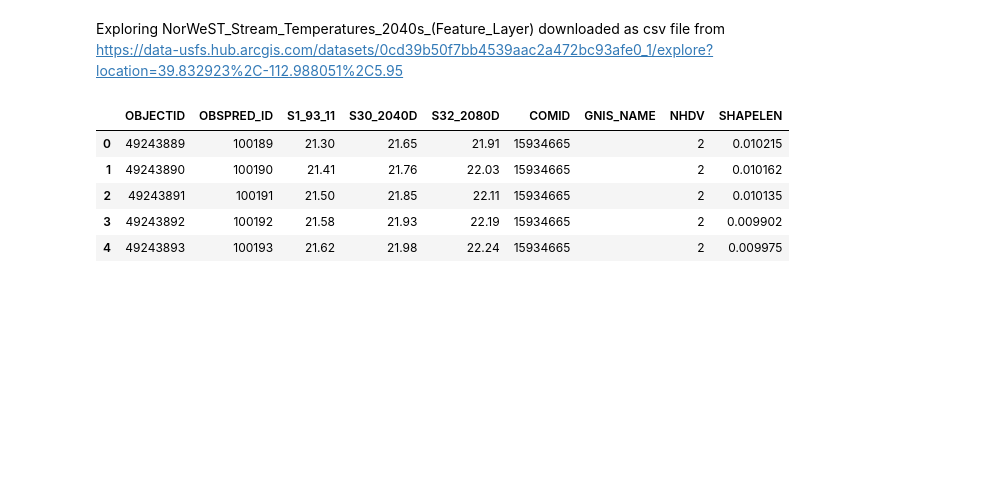
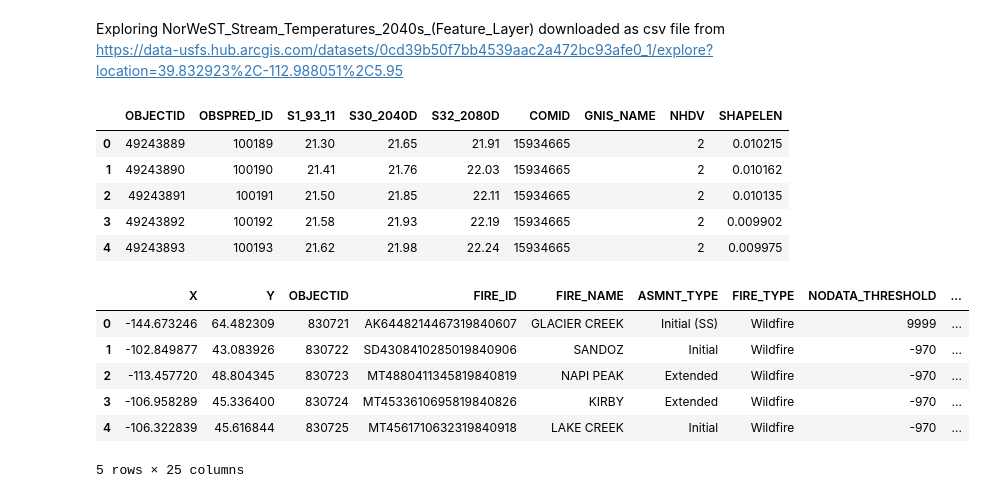
Before and after one commit to TalkDatatoMeWiDDatathon23/ForestService-Census-Index, a Jupyter notebook: ClimateRiskViewer_layer_exploration.ipynb, the cells around one changed output. Drawn from its saved outputs; the diff is of its cells as text; code cells hidden in the pictures; blank space fills up the shorter version.

```diff
--- a/ClimateRiskViewer_layer_exploration.ipynb
+++ b/ClimateRiskViewer_layer_exploration.ipynb
@@ -81,3 +91,15 @@ stream.head()
 | 2 | 49243891 | 100191 | 21.50 | 21.85 | 22.11 | 15934665 |  | 2 | 0.010135 |
 | 3 | 49243892 | 100192 | 21.58 | 21.93 | 22.19 | 15934665 |  | 2 | 0.009902 |
 | 4 | 49243893 | 100193 | 21.62 | 21.98 | 22.24 | 15934665 |  | 2 | 0.009975 |
+# %%
+burn = pd.read_csv("Burn_Severity_Trends.csv")
+# %%
+burn.head()
+# %% [output]
+|  | X | Y | OBJECTID | FIRE_ID | FIRE_NAME | ASMNT_TYPE | FIRE_TYPE | NODATA_THRESHOLD | ... |
+| 0 | -144.673246 | 64.482309 | 830721 | AK6448214467319840607 | GLACIER CREEK | Initial (SS) | Wildfire | 9999 | ... |
+| 1 | -102.849877 | 43.083926 | 830722 | SD4308410285019840906 | SANDOZ | Initial | Wildfire | -970 | ... |
+| 2 | -113.457720 | 48.804345 | 830723 | MT4880411345819840819 | NAPI PEAK | Extended | Wildfire | -970 | ... |
+| 3 | -106.958289 | 45.336400 | 830724 | MT4533610695819840826 | KIRBY | Extended | Wildfire | -970 | ... |
+| 4 | -106.322839 | 45.616844 | 830725 | MT4561710632319840918 | LAKE CREEK | Initial | Wildfire | -970 | ... |
+5 rows × 25 columns
```
Also changed, not shown: parts of 4 cells of this notebook, 2 other files.
